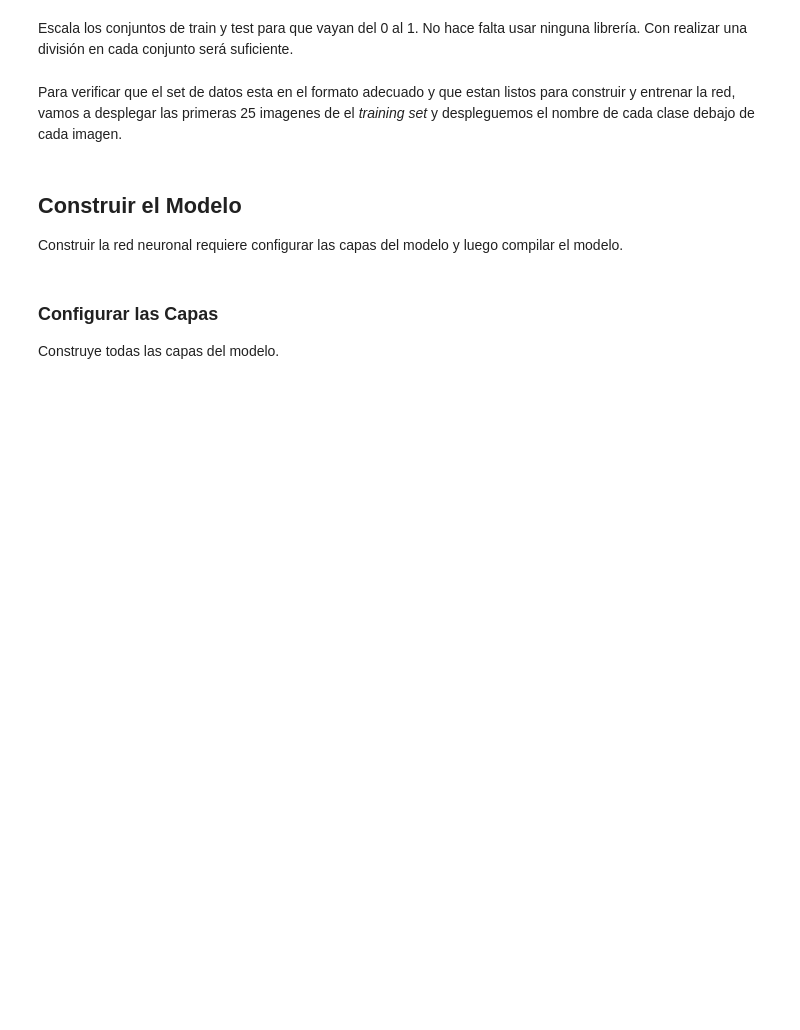
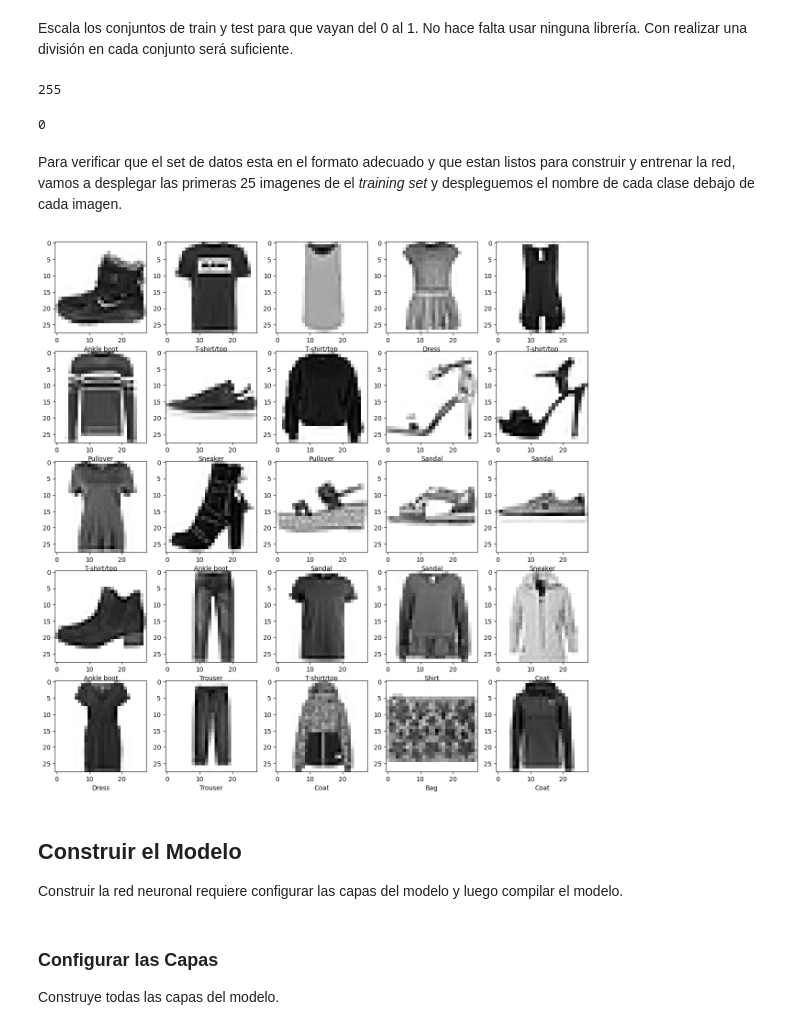
Before and after one commit to Mlcruz9/DS_TheBridgeBBK_SBIL2023, a Jupyter notebook: 3-Machine_Learning/3-Deep_Learning/1-Intro Deep Learning/ejercicios/Deep Learning classification.ipynb, the cells around one changed output. Cells and saved outputs as stored; diff of their text form; code cells hidden in the pictures; blank space fills up the shorter version.

```diff
--- a/3-Machine_Learning/3-Deep_Learning/1-Intro Deep Learning/ejercicios/Deep Learning classification.ipynb
+++ b/3-Machine_Learning/3-Deep_Learning/1-Intro Deep Learning/ejercicios/Deep Learning classification.ipynb
@@ -141,2 +153,10 @@ Inspecciona y representa la primera imagen del dataset de train. Para ello, util
 # %% [markdown]
 Escala los conjuntos de train y test para que vayan del 0 al 1. No hace falta usar ninguna librería. Con realizar una división en cada conjunto será suficiente.
+# %%
+X_train.max()
+# %% [output]
+255
+# %%
+X_train.min()
+# %% [output]
+0
@@ -143,11 +166,13 @@ Escala los conjuntos de train y test para que vayan del 0 al 1. No hace falta us
 # %% [markdown]
 Para verificar que el set de datos esta en el formato adecuado y que estan listos para construir y entrenar la red, vamos a desplegar las primeras 25 imagenes de el *training set* y despleguemos el nombre de cada clase debajo de cada imagen.
 # %%
-# plt.figure(figsize=(15,15))
-# for i in range(25):
-#     plt.subplot(5,5, i+1)
-#     plt.imshow(X_train[i], cmap='binary')
-#     plt.xlabel(class_names[y_train[i]])
+plt.figure(figsize=(15,15))
+for i in range(25):
+    plt.subplot(5,5, i+1)
+    plt.imshow(X_train[i], cmap='binary')
+    plt.xlabel(class_names[y_train[i]])
+# %% [output]
+[figure, added]
 # %% [markdown]
 ## Construir el Modelo
 
```
Also changed, not shown: parts of 33 cells of this notebook, 2 other files.
